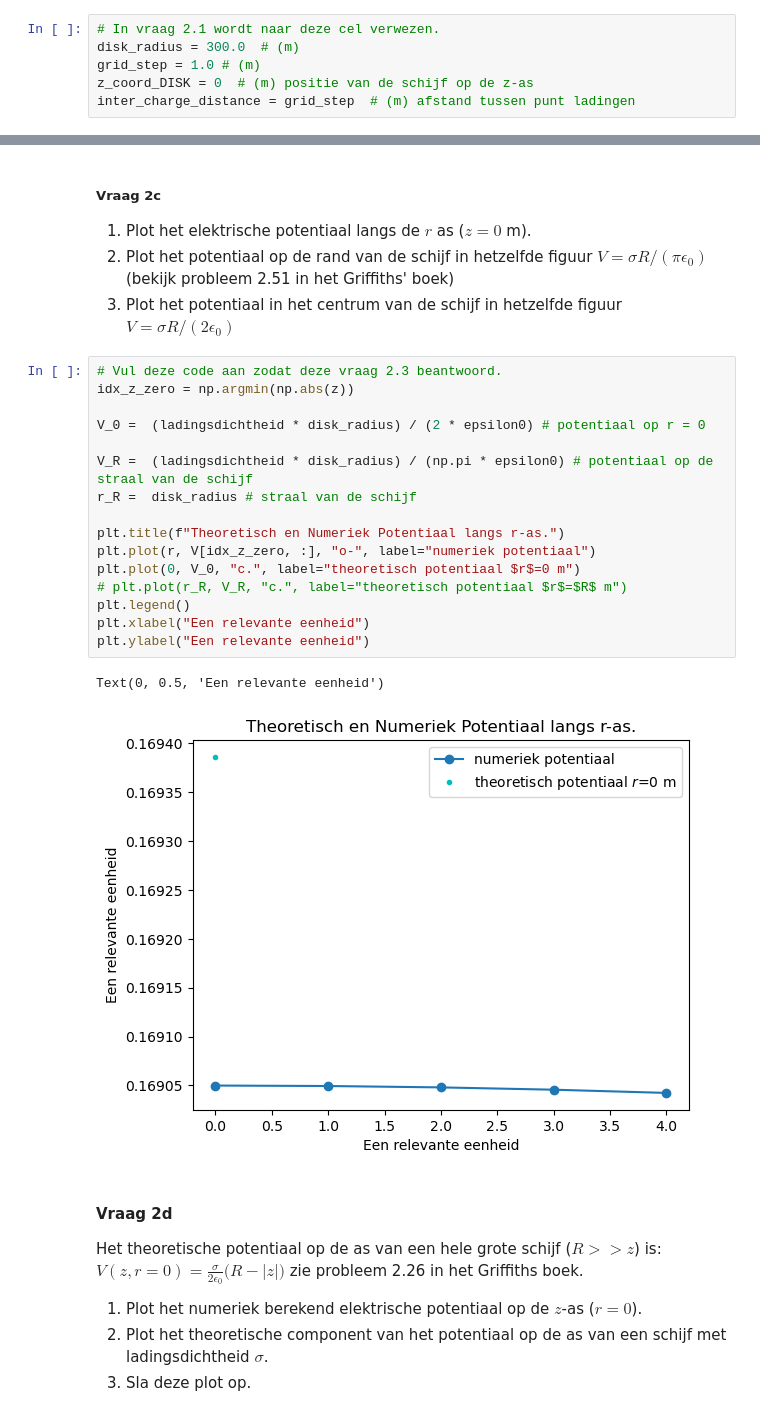
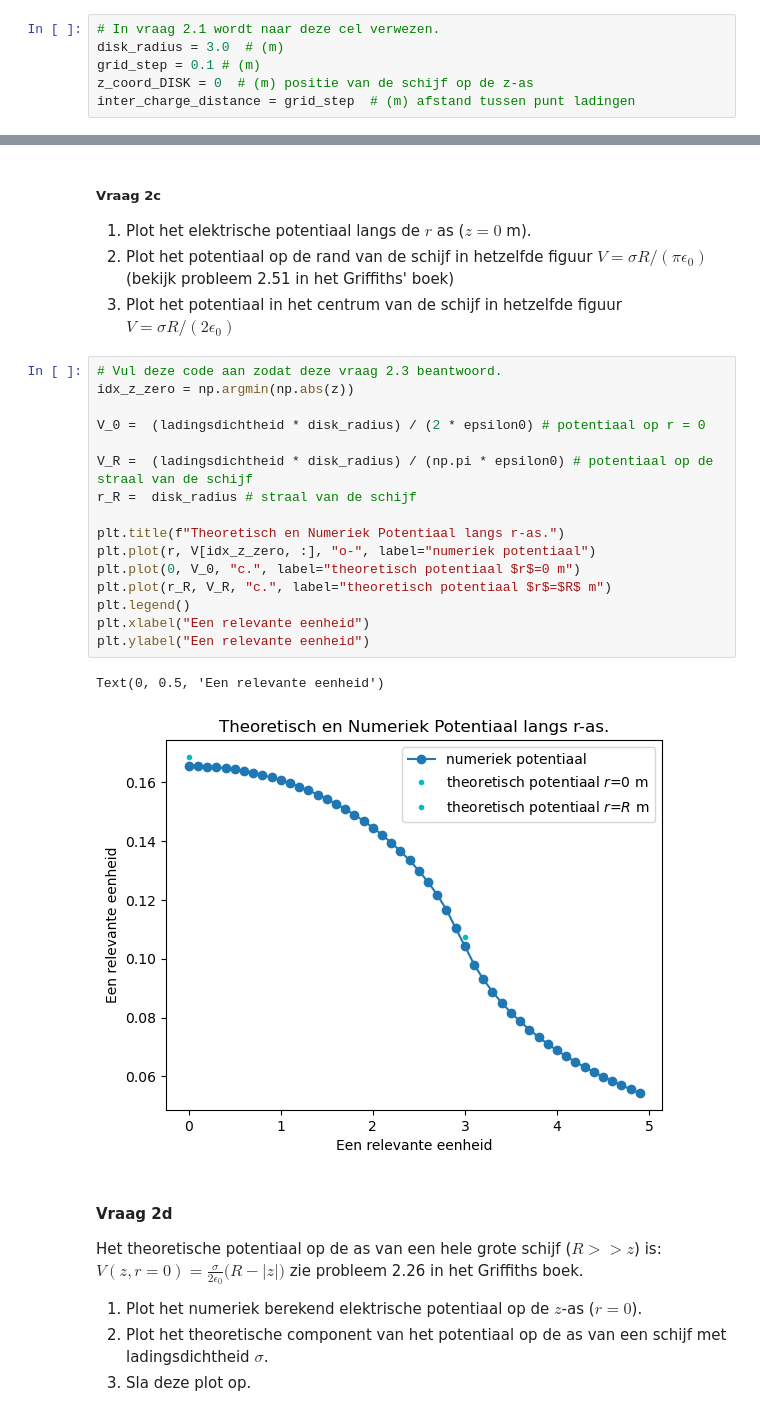
Before and after one commit to Vicky2k7/opdrachten-DEF-D, a Jupyter notebook: DigitaleOntwerpopdrachten/1CondensatorOpdracht/CondensatorOntwerpopdracht.ipynb, the cells around one changed output, grey strips where cells are left out. Drawn from its saved outputs; the diff is of its cells as text.

```diff
--- a/DigitaleOntwerpopdrachten/1CondensatorOpdracht/CondensatorOntwerpopdracht.ipynb
+++ b/DigitaleOntwerpopdrachten/1CondensatorOpdracht/CondensatorOntwerpopdracht.ipynb
@@ -103,8 +103,8 @@ plot_results_pt_charge_at_origin(Ez, Er, normE, V, r, z, grid_step)
 In de code hieronder wordt een geladen schijf gemaakt via het superpositie principe. Dit wordt gedaan door een rooster van punten in de ruimte te creëren, alle punten die voldoen aan $z = 0$ m en $r < R$ krijgen een lading charge_one_point en vanuit hier wordt het potentiaal bepaald. Hier is de $z$-as de as van de schijf en de r as de afstand tot de $z$-as.
 # %%
 # In vraag 2.1 wordt naar deze cel verwezen.
-disk_radius = 300.0  # (m)
-grid_step = 1.0 # (m)
+disk_radius = 3.0  # (m)
+grid_step = 0.1 # (m)
 z_coord_DISK = 0  # (m) positie van de schijf op de z-as
 inter_charge_distance = grid_step  # (m) afstand tussen punt ladingen
 # %%
@@ -164,22 +164,22 @@ Ladingsdichtheid is: 9.998e-15 C/m²
 # %%
 # Vul deze code aan zodat deze vraag 2.3 beantwoord.
 idx_z_zero = np.argmin(np.abs(z))
 
 V_0 =  (ladingsdichtheid * disk_radius) / (2 * epsilon0) # potentiaal op r = 0
 
 V_R =  (ladingsdichtheid * disk_radius) / (np.pi * epsilon0) # potentiaal op de straal van de schijf
 r_R =  disk_radius # straal van de schijf
 
 plt.title(f"Theoretisch en Numeriek Potentiaal langs r-as.")
 plt.plot(r, V[idx_z_zero, :], "o-", label="numeriek potentiaal")
 plt.plot(0, V_0, "c.", label="theoretisch potentiaal $r$=0 m")
-# plt.plot(r_R, V_R, "c.", label="theoretisch potentiaal $r$=$R$ m")
+plt.plot(r_R, V_R, "c.", label="theoretisch potentiaal $r$=$R$ m")
 plt.legend()
 plt.xlabel("Een relevante eenheid")
 plt.ylabel("Een relevante eenheid")
 # %% [output]
 Text(0, 0.5, 'Een relevante eenheid')
-[figure, old version]
+[figure, new version]
 # %% [markdown]
 #### Vraag 2d
 
```
Also changed, not shown: parts of 15 cells of this notebook, 1 other file.
